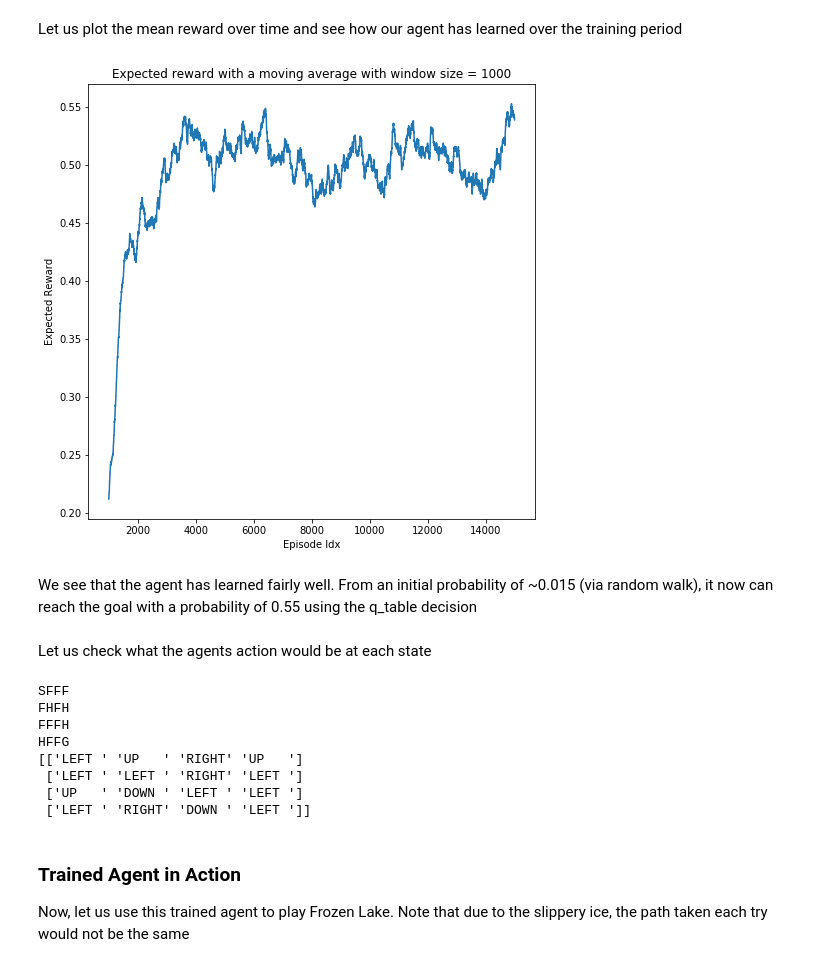
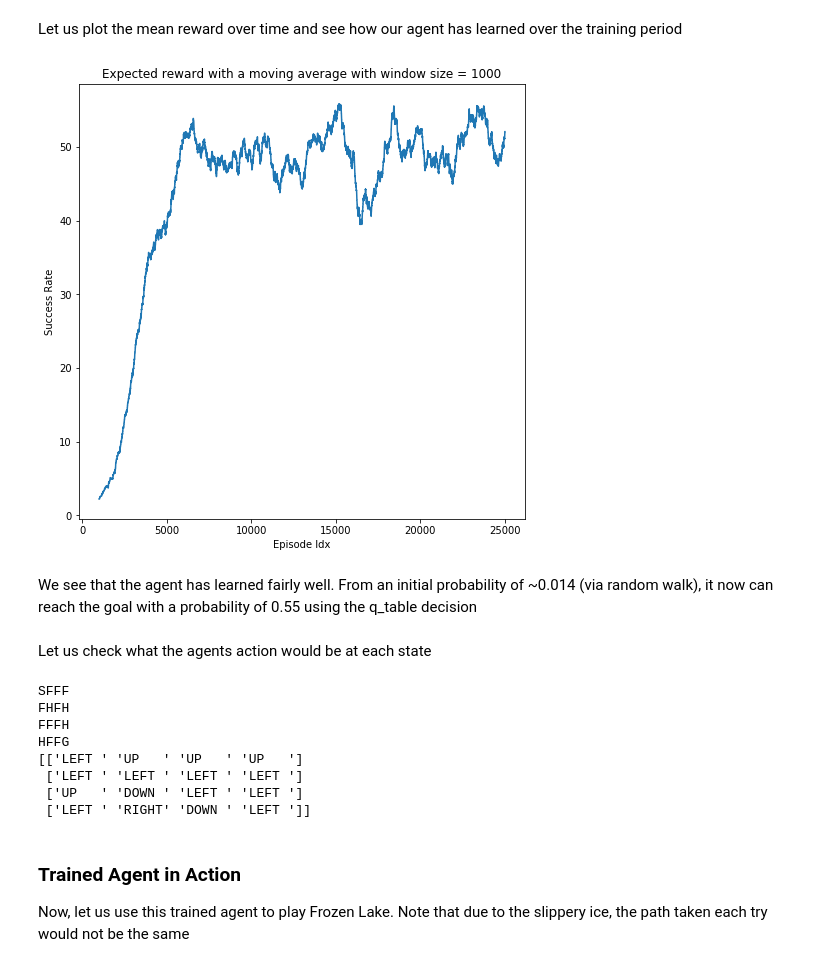
Before and after one commit to shashankvmaiya/Reinforcement-Q-Learning-FrozenLake, a Jupyter notebook: FrozenLakeTraversal_via_Reinforcement_Learning.ipynb, the cells around one changed output. Drawn from its saved outputs; the diff is of its cells as text; code cells hidden in the pictures.

Commit message:
images + readme + hyperparameter tuning

```diff
--- a/FrozenLakeTraversal_via_Reinforcement_Learning.ipynb
+++ b/FrozenLakeTraversal_via_Reinforcement_Learning.ipynb
@@ -118,11 +118,11 @@ gamma = 0.95
 # Exploration paramters
 max_epsilon = 1.0
 min_epsilon = 0.01
-decay_rate = 0.005
+decay_rate = 0.001
 # %%
 rewards = []
 epsilon = max_epsilon
-n, max_steps = 15000, 100
+n, max_steps = 25000, 100
 for episode in range(n):
     s = env.reset()
     total_reward = 0
@@ -178,17 +178,17 @@ Let us plot the mean reward over time and see how our agent has learned over the
 # %%
 moving_avg_reward = []
 window = 1000
 for i in range(window, n):
-    moving_avg_reward.append(sum(rewards[i-window:i])/window)
+    moving_avg_reward.append(100*sum(rewards[i-window:i])/window)
 
 fig, axes = plt.subplots(figsize=(8, 8))
 plt.plot(range(window, n), moving_avg_reward)
-axes.set(xlabel='Episode Idx', ylabel='Expected Reward', title='Expected reward with a moving average with window size = {}'.format(window))
+axes.set(xlabel='Episode Idx', ylabel='Success Rate', title='Expected reward with a moving average with window size = {}'.format(window))
 plt.show()
 # %% [output]
-[figure, old version]
+[figure, new version]
 # %% [markdown]
-We see that the agent has learned fairly well. From an initial probability of ~0.015 (via random walk), it now can reach the goal with a probability of 0.55 using the q_table decision
+We see that the agent has learned fairly well. From an initial probability of ~0.014 (via random walk), it now can reach the goal with a probability of 0.55 using the q_table decision
 # %% [markdown]
 Let us check what the agents action would be at each state
 # %%
@@ -201,8 +201,8 @@ SFFF
 FHFH
 FFFH
 HFFG
-[['LEFT ' 'UP   ' 'RIGHT' 'UP   ']
- ['LEFT ' 'LEFT ' 'RIGHT' 'LEFT ']
+[['LEFT ' 'UP   ' 'UP   ' 'UP   ']
+ ['LEFT ' 'LEFT ' 'LEFT ' 'LEFT ']
  ['UP   ' 'DOWN ' 'LEFT ' 'LEFT ']
  ['LEFT ' 'RIGHT' 'DOWN ' 'LEFT ']]
 # %% [markdown]
```
Also changed, not shown: parts of 8 cells of this notebook, 2 other files.
